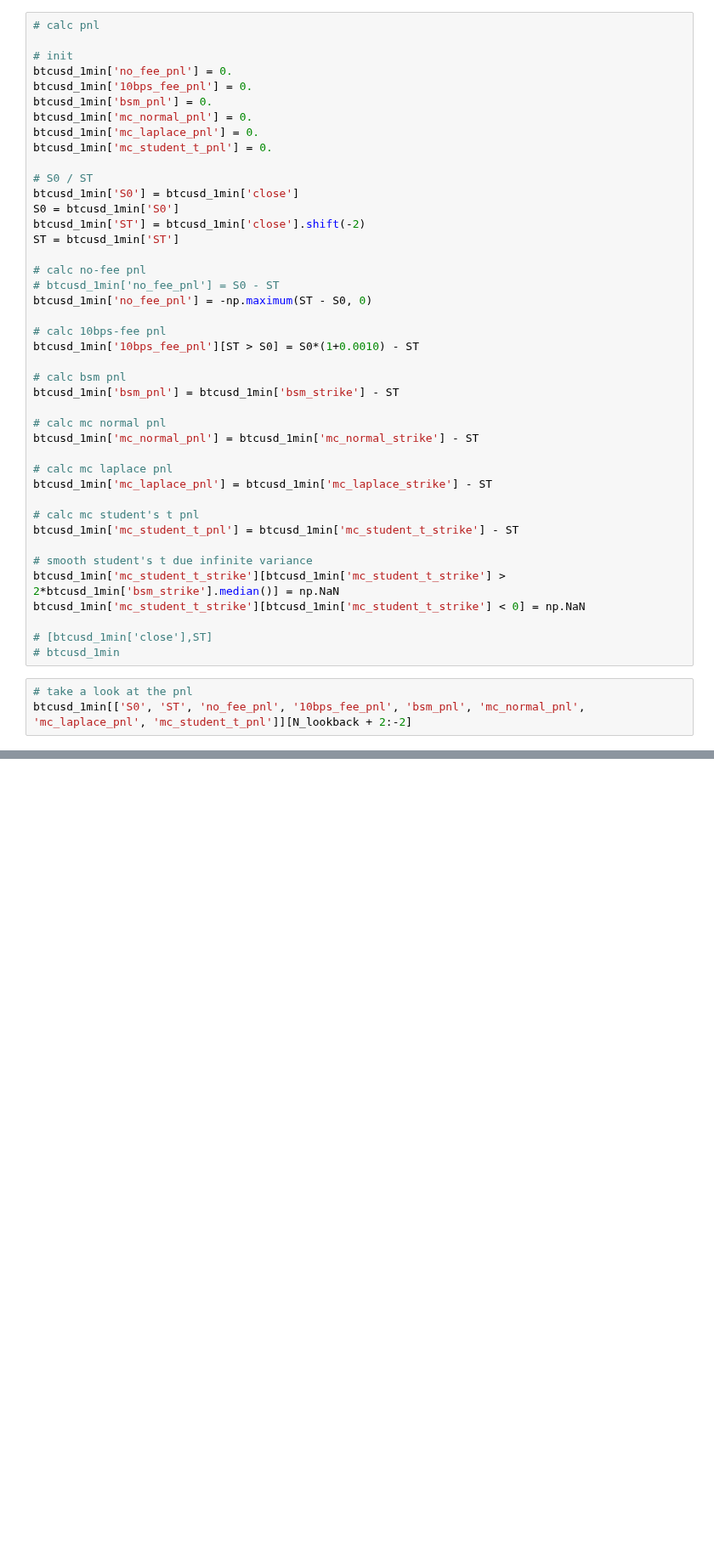
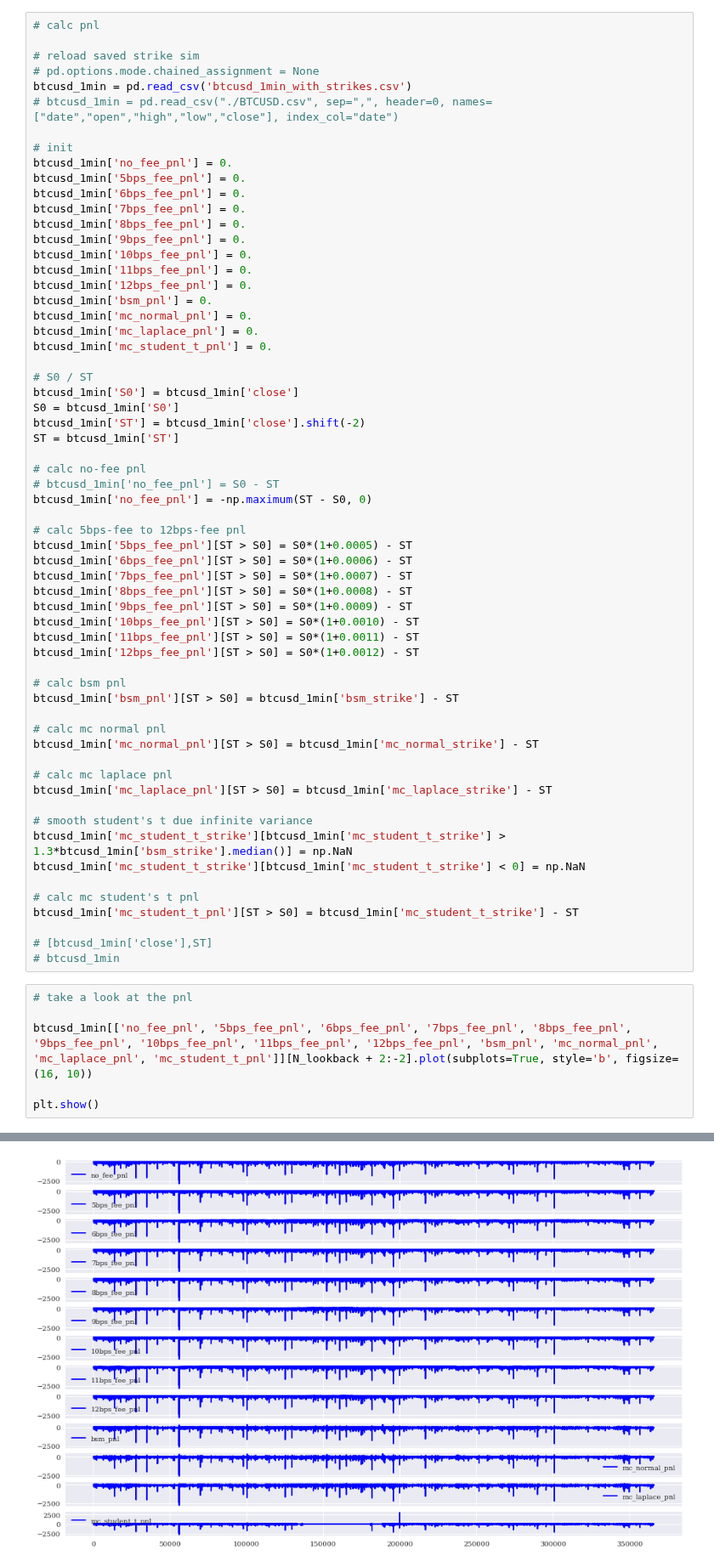
Before and after one commit to sebastienverreault/option_risk_analysis2, a Jupyter notebook: pnl_historical_simulation.ipynb, the cells around one changed output, grey strips where cells are left out. Shown at 85% size. Saved outputs shown, nothing was run; the diff lists cells and outputs as text; blank space fills up the shorter version.

```diff
--- a/pnl_historical_simulation.ipynb
+++ b/pnl_historical_simulation.ipynb
@@ -481,9 +484,21 @@ void = Parallel(n_jobs=(num_cores-1), require='sharedmem')(delayed(historical_si
 # %%
 # calc pnl
 
+# reload saved strike sim
+# pd.options.mode.chained_assignment = None
+btcusd_1min = pd.read_csv('btcusd_1min_with_strikes.csv')
+# btcusd_1min = pd.read_csv("./BTCUSD.csv", sep=",", header=0, names=["date","open","high","low","close"], index_col="date")
+
 # init
 btcusd_1min['no_fee_pnl'] = 0.
+btcusd_1min['5bps_fee_pnl'] = 0.
+btcusd_1min['6bps_fee_pnl'] = 0.
+btcusd_1min['7bps_fee_pnl'] = 0.
+btcusd_1min['8bps_fee_pnl'] = 0.
+btcusd_1min['9bps_fee_pnl'] = 0.
 btcusd_1min['10bps_fee_pnl'] = 0.
+btcusd_1min['11bps_fee_pnl'] = 0.
+btcusd_1min['12bps_fee_pnl'] = 0.
 btcusd_1min['bsm_pnl'] = 0.
 btcusd_1min['mc_normal_pnl'] = 0.
 btcusd_1min['mc_laplace_pnl'] = 0.
@@ -499,28 +514,38 @@ ST = btcusd_1min['ST']
 # btcusd_1min['no_fee_pnl'] = S0 - ST
 btcusd_1min['no_fee_pnl'] = -np.maximum(ST - S0, 0)
 
-# calc 10bps-fee pnl
+# calc 5bps-fee to 12bps-fee pnl
+btcusd_1min['5bps_fee_pnl'][ST > S0] = S0*(1+0.0005) - ST
+btcusd_1min['6bps_fee_pnl'][ST > S0] = S0*(1+0.0006) - ST
+btcusd_1min['7bps_fee_pnl'][ST > S0] = S0*(1+0.0007) - ST
+btcusd_1min['8bps_fee_pnl'][ST > S0] = S0*(1+0.0008) - ST
+btcusd_1min['9bps_fee_pnl'][ST > S0] = S0*(1+0.0009) - ST
 btcusd_1min['10bps_fee_pnl'][ST > S0] = S0*(1+0.0010) - ST
+btcusd_1min['11bps_fee_pnl'][ST > S0] = S0*(1+0.0011) - ST
+btcusd_1min['12bps_fee_pnl'][ST > S0] = S0*(1+0.0012) - ST
 
 # calc bsm pnl
-btcusd_1min['bsm_pnl'] = btcusd_1min['bsm_strike'] - ST
+btcusd_1min['bsm_pnl'][ST > S0] = btcusd_1min['bsm_strike'] - ST
 
 # calc mc normal pnl
-btcusd_1min['mc_normal_pnl'] = btcusd_1min['mc_normal_strike'] - ST
+btcusd_1min['mc_normal_pnl'][ST > S0] = btcusd_1min['mc_normal_strike'] - ST
 
 # calc mc laplace pnl
-btcusd_1min['mc_laplace_pnl'] = btcusd_1min['mc_laplace_strike'] - ST
+btcusd_1min['mc_laplace_pnl'][ST > S0] = btcusd_1min['mc_laplace_strike'] - ST
+
+# smooth student's t due infinite variance
+btcusd_1min['mc_student_t_strike'][btcusd_1min['mc_student_t_strike'] > 1.3*btcusd_1min['bsm_strike'].median()] = np.NaN
+btcusd_1min['mc_student_t_strike'][btcusd_1min['mc_student_t_strike'] < 0] = np.NaN
 
 # calc mc student's t pnl
-btcusd_1min['mc_student_t_pnl'] = btcusd_1min['mc_student_t_strike'] - ST
-
-# smooth student's t due infinite variance
-btcusd_1min['mc_student_t_strike'][btcusd_1min['mc_student_t_strike'] > 2*btcusd_1min['bsm_strike'].median()] = np.NaN
-btcusd_1min['mc_student_t_strike'][btcusd_1min['mc_student_t_strike'] < 0] = np.NaN
+btcusd_1min['mc_student_t_pnl'][ST > S0] = btcusd_1min['mc_student_t_strike'] - ST
 
 # [btcusd_1min['close'],ST]
 # btcusd_1min
 # %%
 # take a look at the pnl
-btcusd_1min[['S0', 'ST', 'no_fee_pnl', '10bps_fee_pnl', 'bsm_pnl', 'mc_normal_pnl', 'mc_laplace_pnl', 'mc_student_t_pnl']][N_lookback + 2:-2]
+
+btcusd_1min[['no_fee_pnl', '5bps_fee_pnl', '6bps_fee_pnl', '7bps_fee_pnl', '8bps_fee_pnl', '9bps_fee_pnl', '10bps_fee_pnl', '11bps_fee_pnl', '12bps_fee_pnl', 'bsm_pnl', 'mc_normal_pnl', 'mc_laplace_pnl', 'mc_student_t_pnl']][N_lookback + 2:-2].plot(subplots=True, style='b', figsize=(16, 10))
+
+plt.show()
 # %% [output]
@@ -540,0 +552 @@ btcusd_1min[['S0', 'ST', 'no_fee_pnl', '10bps_fee_pnl', 'bsm_pnl', 'mc_normal_pn
+[figure, added]
```
Also changed, not shown: parts of 8 cells of this notebook.
